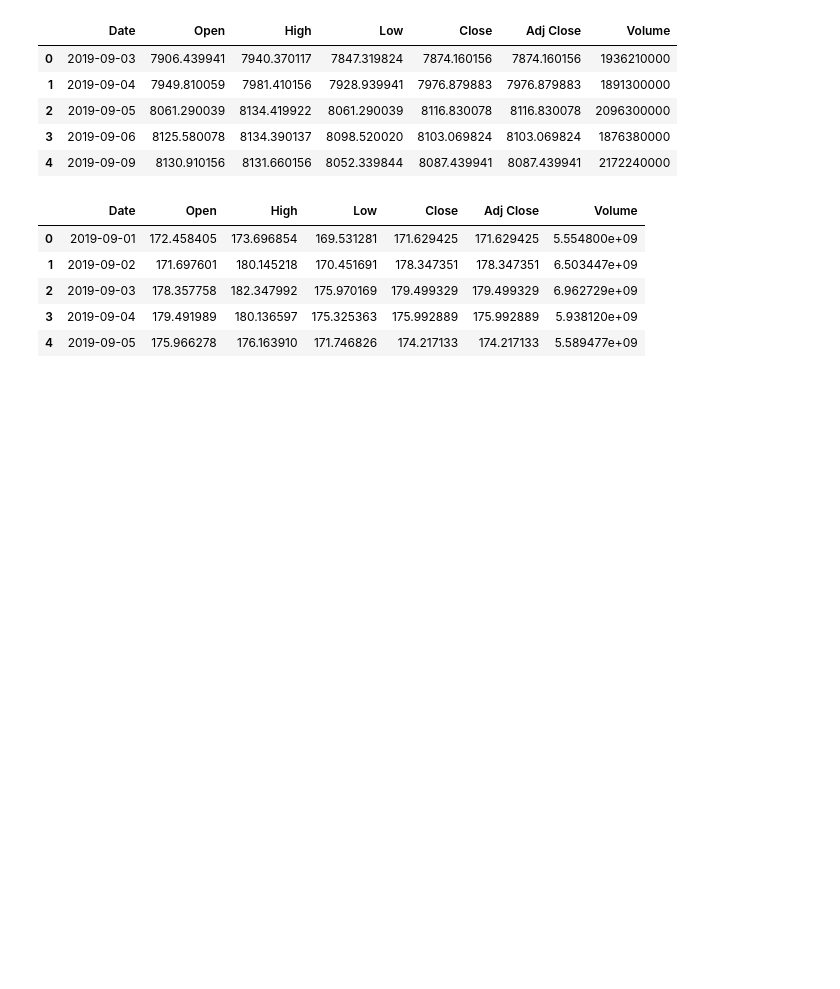
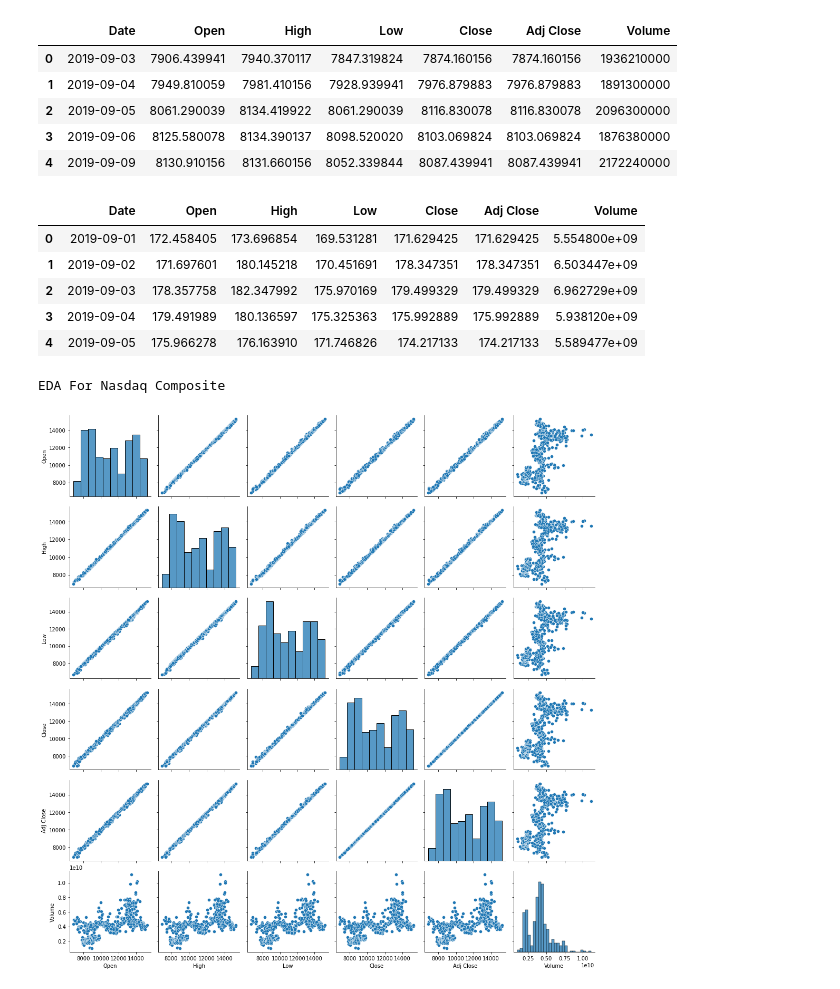
Before and after one commit to data301-2021-winter1/project-group67-project, a Jupyter notebook: notebooks/analysis2.ipynb, the cells around one changed output. Cells and saved outputs as stored; diff of their text form; code cells hidden in the pictures; blank space fills up the shorter version.

```diff
--- a/notebooks/analysis2.ipynb
+++ b/notebooks/analysis2.ipynb
@@ -38,3 +35,24 @@ eth.head()
 | 2 | 2019-09-03 | 178.357758 | 182.347992 | 175.970169 | 179.499329 | 179.499329 | 6.962729e+09 |
 | 3 | 2019-09-04 | 179.491989 | 180.136597 | 175.325363 | 175.992889 | 175.992889 | 5.938120e+09 |
 | 4 | 2019-09-05 | 175.966278 | 176.163910 | 171.746826 | 174.217133 | 174.217133 | 5.589477e+09 |
+# %%
+print("EDA For Nasdaq Composite")
+
+import pandas as pd
+import seaborn as sns
+import numpy as np
+import os
+import matplotlib.pyplot as plt
+
+dfN = pd.read_csv("https://query1.finance.yahoo.com/v7/finance/download/%5EIXIC?period1=1567296000&period2=1630454400&interval=1d&events=history&includeAdjustedClose=true")
+
+#sns.countplot(data=dfN, y='Open').set(title='NASDAQ Composite Opening Price') - terrible visual for data
+
+dfN.describe().T
+
+#hist = dfN.hist(bins=10,figsize =(10,10))
+
+g = sns.pairplot(dfN)
+# %% [output]
+EDA For Nasdaq Composite
+[figure, added]
```
Also changed, not shown: parts of 10 cells of this notebook, 1 other file.
